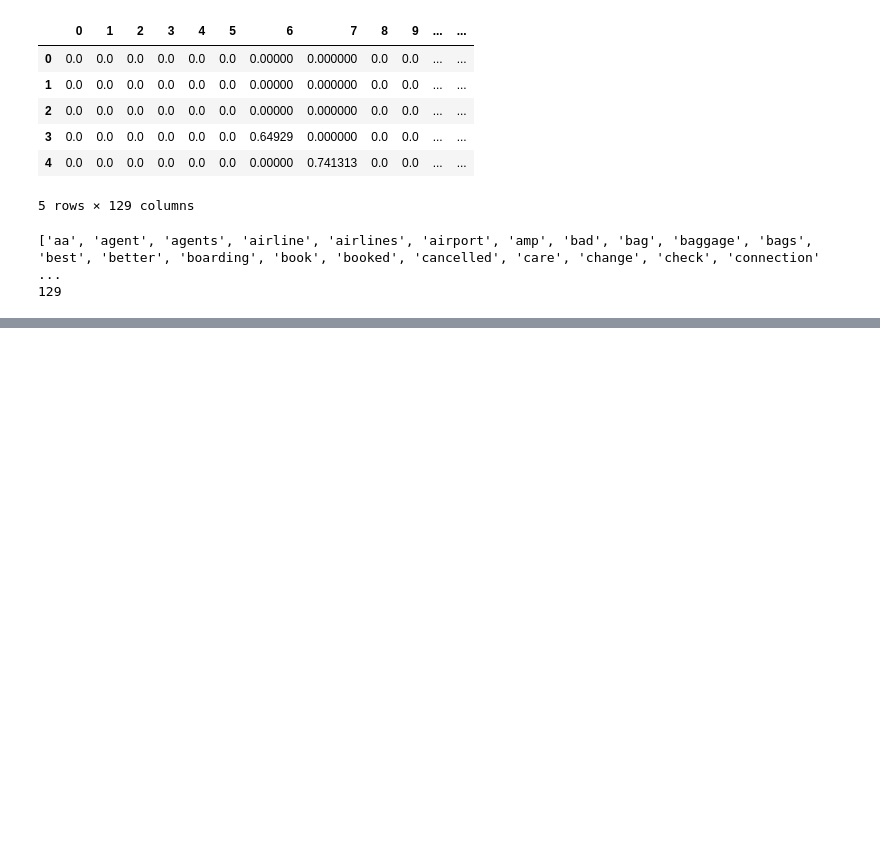
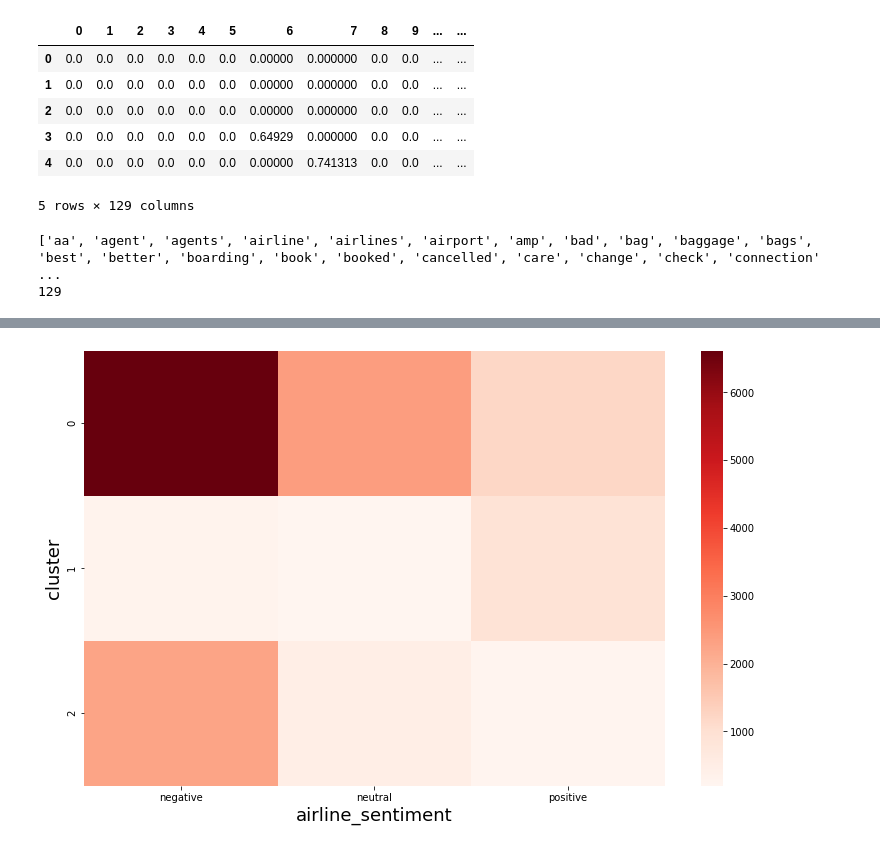
Before and after one commit to C-JoGit/Zalando_Analytics_HWR_BIPM, a Jupyter notebook: Exercises/SocialMediaExercise.ipynb, the cells around one changed output, grey strips where cells are left out. Cells and saved outputs as stored; diff of their text form; code cells hidden in the pictures; blank space fills up the shorter version.

```diff
--- a/Exercises/SocialMediaExercise.ipynb
+++ b/Exercises/SocialMediaExercise.ipynb
@@ -264,0 +308,2 @@ fold-cross validation with grid search using the following parameters:
+# %%
+forest_pred = forest.predict(tf)
@@ -264,0 +313,3 @@ fold-cross validation with grid search using the following parameters:
+# %%
+df['forest_pred'] = forest_pred
+df.head()
@@ -264,0 +338,3 @@ fold-cross validation with grid search using the following parameters:
+# %%
+kmeans = KMeans(n_clusters = 3, max_iter=200)
+kmeans.fit(tf)
@@ -264,0 +351,3 @@ fold-cross validation with grid search using the following parameters:
+# %%
+df['kmeans_pred'] = kmeans.labels_
+df.head()
@@ -264,0 +362,9 @@ fold-cross validation with grid search using the following parameters:
+# %%
+from seaborn import heatmap
+clusters = df.groupby(['kmeans_pred', 'airline_sentiment']).size()
+fig, ax1 = plt.subplots(figsize = (13,8))
+heatmap(clusters.unstack(level = 'airline_sentiment'), ax = ax1, cmap = 'Reds')
+ax1.set_xlabel('airline_sentiment').set_size(18)
+ax1.set_ylabel('cluster').set_size(18)
+# %% [output]
+[figure, added]
```
Also changed, not shown: parts of 16 cells of this notebook.
